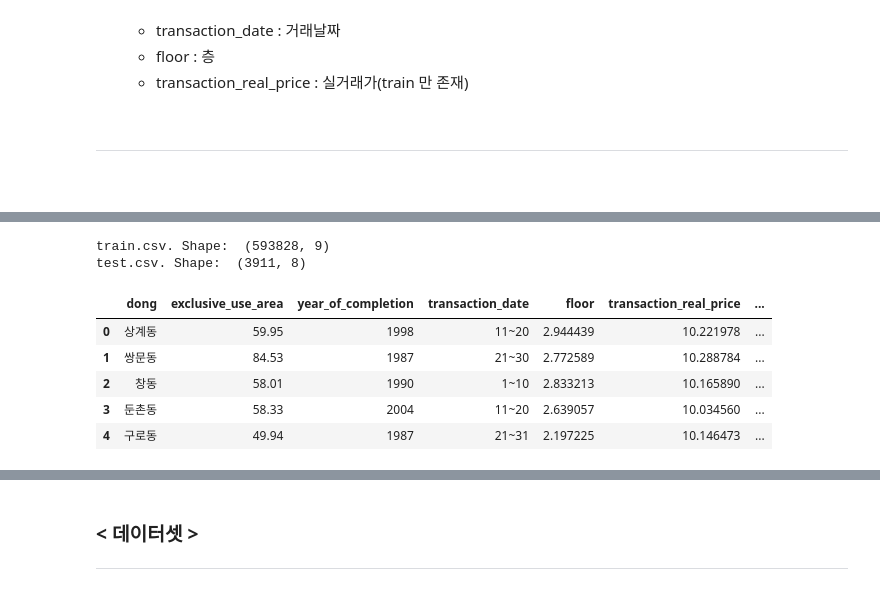
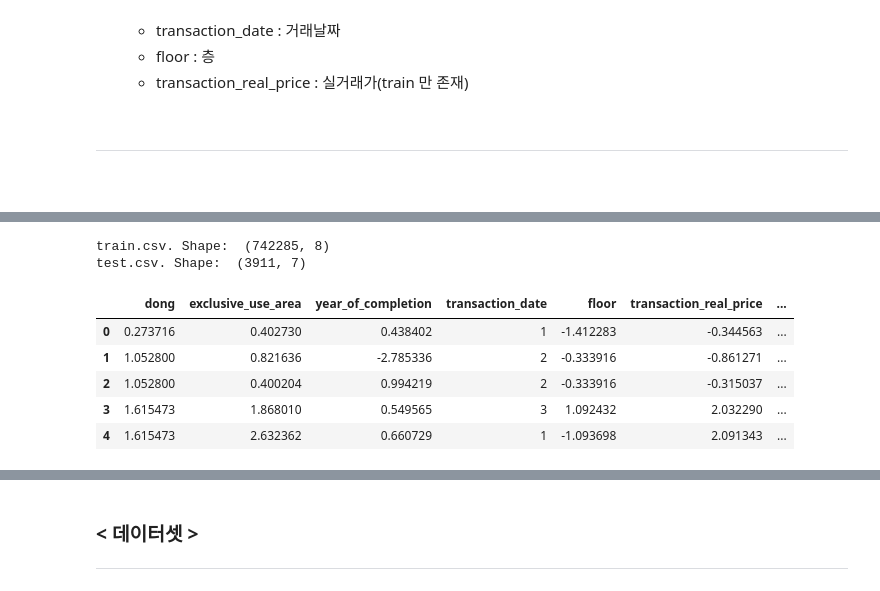
Before and after one commit to leedain0301/Modeling-Apartment-sales-price-forecast, a Jupyter notebook: MiniProject_02_모델링.ipynb, the cells around one changed output, grey strips where cells are left out. Saved outputs shown, nothing was run; the diff lists cells and outputs as text; code cells hidden in the pictures.

Commit message:
MiniProject_02_모델링

```diff
--- a/MiniProject_02_모델링.ipynb
+++ b/MiniProject_02_모델링.ipynb
@@ -69,24 +70,24 @@ import warnings
 warnings.filterwarnings('ignore')
 import sys
 # %%
-train = pd.read_csv('/content/drive/MyDrive/02.Colab Notebooks/MiniProject_02/tarin_clean.csv')
-test = pd.read_csv('/content/drive/MyDrive/02.Colab Notebooks/MiniProject_02/test_clean.csv')
+train = pd.read_csv('/content/drive/MyDrive/02.Colab Notebooks/MiniProject_02/train_clean2.csv')
+test = pd.read_csv('/content/drive/MyDrive/02.Colab Notebooks/MiniProject_02/test_clean2.csv')
 submission_data = pd.read_csv('/content/drive/MyDrive/02.Colab Notebooks/MiniProject_02/submission.csv')
 
 print('train.csv. Shape: ',train.shape)
 print('test.csv. Shape: ', test.shape)
 # %% [output]
-train.csv. Shape:  (593828, 9)
-test.csv. Shape:  (3911, 8)
+train.csv. Shape:  (742285, 8)
+test.csv. Shape:  (3911, 7)
 # %%
-train = train.drop('Unnamed: 0', axis=1)
-test = test.drop('Unnamed: 0', axis=1)
+# train = train.drop('Unnamed: 0', axis=1)
+# test = test.drop('Unnamed: 0', axis=1)
 # train['transaction_real_price'] = np.expm1(train['transaction_real_price'])
 train.head()
 # %% [output]
 |  | dong | exclusive_use_area | year_of_completion | transaction_date | floor | transaction_real_price | ... |
-| 0 | 상계동 | 59.95 | 1998 | 11~20 | 2.944439 | 10.221978 | ... |
-| 1 | 쌍문동 | 84.53 | 1987 | 21~30 | 2.772589 | 10.288784 | ... |
-| 2 | 창동 | 58.01 | 1990 | 1~10 | 2.833213 | 10.165890 | ... |
-| 3 | 둔촌동 | 58.33 | 2004 | 11~20 | 2.639057 | 10.034560 | ... |
-| 4 | 구로동 | 49.94 | 1987 | 21~31 | 2.197225 | 10.146473 | ... |
+| 0 | 0.273716 | 0.402730 | 0.438402 | 1 | -1.412283 | -0.344563 | ... |
+| 1 | 1.052800 | 0.821636 | -2.785336 | 2 | -0.333916 | -0.861271 | ... |
+| 2 | 1.052800 | 0.400204 | 0.994219 | 2 | -0.333916 | -0.315037 | ... |
+| 3 | 1.615473 | 1.868010 | 0.549565 | 3 | 1.092432 | 2.032290 | ... |
+| 4 | 1.615473 | 2.632362 | 0.660729 | 1 | -1.093698 | 2.091343 | ... |
```
Also changed, not shown: parts of 25 cells of this notebook.
